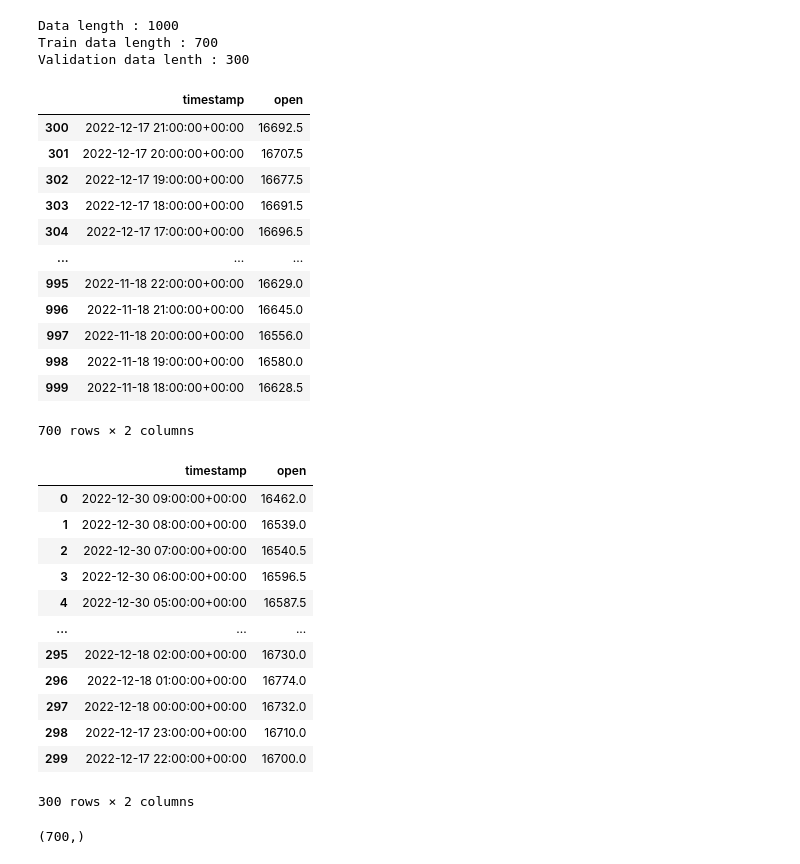
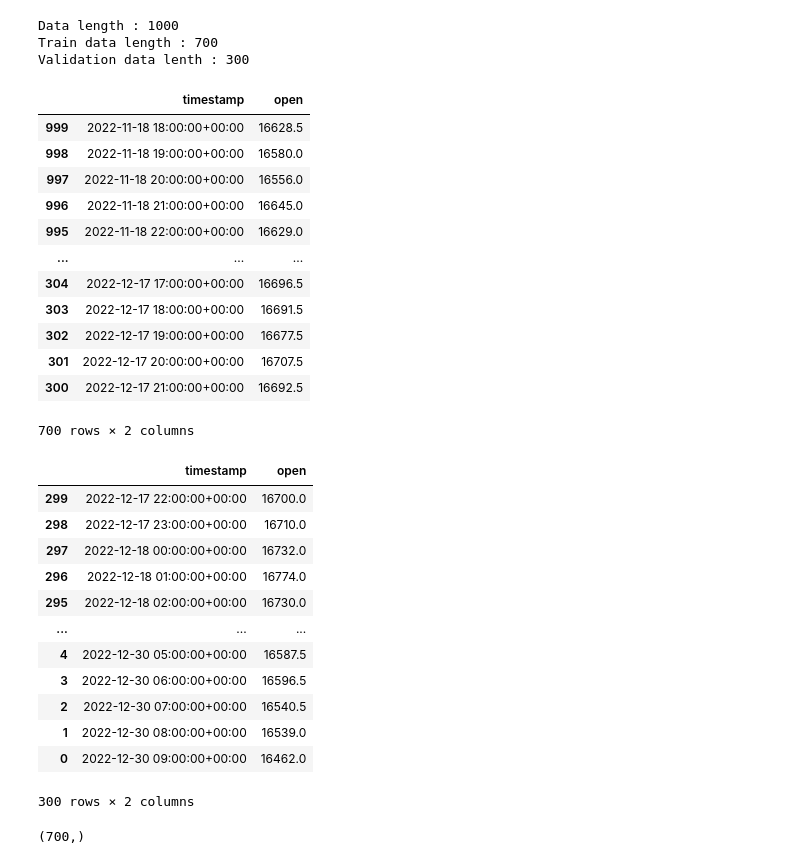
Before and after one commit to AtharvaTambat/AlgoTrading, a Jupyter notebook: RNNStockPrediction.ipynb, the cells around one changed output. Cells and saved outputs as stored; diff of their text form; code cells hidden in the pictures.

```diff
--- a/RNNStockPrediction.ipynb
+++ b/RNNStockPrediction.ipynb
@@ -31,38 +31,40 @@ Validation data lenth : 300
 # %%
 train_data = data[length_validation:].iloc[:,:2]
 train_data['timestamp'] = pd.to_datetime(train_data['timestamp'])  # converting to date time object
+train_data = train_data[::-1]
 train_data
 # %% [output]
 |  | timestamp | open |
+| 999 | 2022-11-18 18:00:00+00:00 | 16628.5 |
+| 998 | 2022-11-18 19:00:00+00:00 | 16580.0 |
+| 997 | 2022-11-18 20:00:00+00:00 | 16556.0 |
+| 996 | 2022-11-18 21:00:00+00:00 | 16645.0 |
+| 995 | 2022-11-18 22:00:00+00:00 | 16629.0 |
+| ... | ... | ... |
+| 304 | 2022-12-17 17:00:00+00:00 | 16696.5 |
+| 303 | 2022-12-17 18:00:00+00:00 | 16691.5 |
+| 302 | 2022-12-17 19:00:00+00:00 | 16677.5 |
+| 301 | 2022-12-17 20:00:00+00:00 | 16707.5 |
 | 300 | 2022-12-17 21:00:00+00:00 | 16692.5 |
-| 301 | 2022-12-17 20:00:00+00:00 | 16707.5 |
-| 302 | 2022-12-17 19:00:00+00:00 | 16677.5 |
-| 303 | 2022-12-17 18:00:00+00:00 | 16691.5 |
-| 304 | 2022-12-17 17:00:00+00:00 | 16696.5 |
-| ... | ... | ... |
-| 995 | 2022-11-18 22:00:00+00:00 | 16629.0 |
-| 996 | 2022-11-18 21:00:00+00:00 | 16645.0 |
-| 997 | 2022-11-18 20:00:00+00:00 | 16556.0 |
-| 998 | 2022-11-18 19:00:00+00:00 | 16580.0 |
-| 999 | 2022-11-18 18:00:00+00:00 | 16628.5 |
 700 rows × 2 columns
 # %%
 validation_data = data[:-length_train].iloc[:,:2]
 validation_data['timestamp'] = pd.to_datetime(validation_data['timestamp'])  # converting to date time object
+validation_data = validation_data[::-1]
 validation_data
 # %% [output]
 |  | timestamp | open |
+| 299 | 2022-12-17 22:00:00+00:00 | 16700.0 |
+| 298 | 2022-12-17 23:00:00+00:00 | 16710.0 |
+| 297 | 2022-12-18 00:00:00+00:00 | 16732.0 |
+| 296 | 2022-12-18 01:00:00+00:00 | 16774.0 |
+| 295 | 2022-12-18 02:00:00+00:00 | 16730.0 |
+| ... | ... | ... |
+| 4 | 2022-12-30 05:00:00+00:00 | 16587.5 |
+| 3 | 2022-12-30 06:00:00+00:00 | 16596.5 |
+| 2 | 2022-12-30 07:00:00+00:00 | 16540.5 |
+| 1 | 2022-12-30 08:00:00+00:00 | 16539.0 |
 | 0 | 2022-12-30 09:00:00+00:00 | 16462.0 |
-| 1 | 2022-12-30 08:00:00+00:00 | 16539.0 |
-| 2 | 2022-12-30 07:00:00+00:00 | 16540.5 |
-| 3 | 2022-12-30 06:00:00+00:00 | 16596.5 |
-| 4 | 2022-12-30 05:00:00+00:00 | 16587.5 |
-| ... | ... | ... |
-| 295 | 2022-12-18 02:00:00+00:00 | 16730.0 |
-| 296 | 2022-12-18 01:00:00+00:00 | 16774.0 |
-| 297 | 2022-12-18 00:00:00+00:00 | 16732.0 |
-| 298 | 2022-12-17 23:00:00+00:00 | 16710.0 |
-| 299 | 2022-12-17 22:00:00+00:00 | 16700.0 |
 300 rows × 2 columns
 # %%
 dataset_train = train_data.open.values
```
Also changed, not shown: parts of 8 cells of this notebook, 8 other files.
